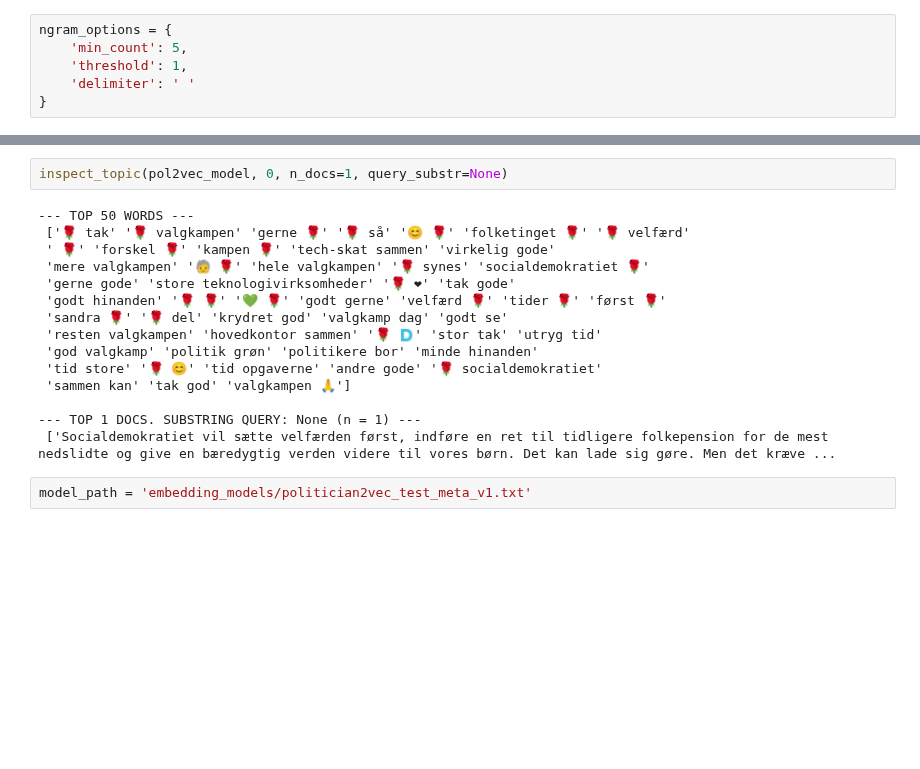
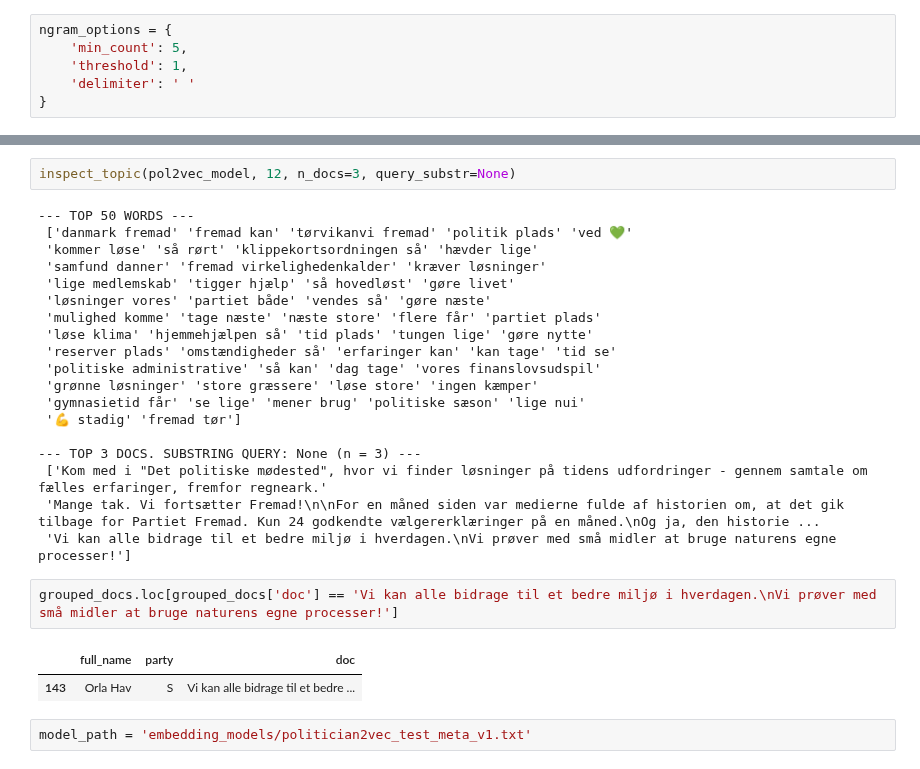
Before and after one commit to mathiasbruun/DCPA, a Jupyter notebook: politician2vec_example.ipynb, the cells around one changed output, grey strips where cells are left out. Saved outputs shown, nothing was run; the diff lists cells and outputs as text; blank space fills up the shorter version.

```diff
--- a/politician2vec_example.ipynb
+++ b/politician2vec_example.ipynb
@@ -182,20 +230,29 @@ word_vectors.most_similar(positive = ['borgerlige'], topn = 25)
 # %%
-inspect_topic(pol2vec_model, 0, n_docs=1, query_substr=None)
+inspect_topic(pol2vec_model, 12, n_docs=3, query_substr=None)
 # %% [output]
 --- TOP 50 WORDS ---
- ['🌹 tak' '🌹 valgkampen' 'gerne 🌹' '🌹 så' '😊 🌹' 'folketinget 🌹' '🌹 velfærd'
- '️ 🌹' 'forskel 🌹' 'kampen 🌹' 'tech-skat sammen' 'virkelig gode'
- 'mere valgkampen' '🧓 🌹' 'hele valgkampen' '🌹 synes' 'socialdemokratiet 🌹'
- 'gerne gode' 'store teknologivirksomheder' '🌹 ❤' 'tak gode'
- 'godt hinanden' '🌹 🌹' '💚 🌹' 'godt gerne' 'velfærd 🌹' 'tider 🌹' 'først 🌹'
- 'sandra 🌹' '🌹 del' 'krydret god' 'valgkamp dag' 'godt se'
- 'resten valgkampen' 'hovedkontor sammen' '🌹 🇩' 'stor tak' 'utryg tid'
- 'god valgkamp' 'politik grøn' 'politikere bor' 'minde hinanden'
- 'tid store' '🌹 😊' 'tid opgaverne' 'andre gode' '🌹 socialdemokratiet'
- 'sammen kan' 'tak god' 'valgkampen 🙏']
+ ['danmark fremad' 'fremad kan' 'tørvikanvi fremad' 'politik plads' 'ved 💚'
+ 'kommer løse' 'så rørt' 'klippekortsordningen så' 'hævder lige'
+ 'samfund danner' 'fremad virkelighedenkalder' 'kræver løsninger'
+ 'lige medlemskab' 'tigger hjælp' 'så hovedløst' 'gøre livet'
+ 'løsninger vores' 'partiet både' 'vendes så' 'gøre næste'
+ 'mulighed komme' 'tage næste' 'næste store' 'flere får' 'partiet plads'
+ 'løse klima' 'hjemmehjælpen så' 'tid plads' 'tungen lige' 'gøre nytte'
+ 'reserver plads' 'omstændigheder så' 'erfaringer kan' 'kan tage' 'tid se'
+ 'politiske administrative' 'så kan' 'dag tage' 'vores finanslovsudspil'
+ 'grønne løsninger' 'store græssere' 'løse store' 'ingen kæmper'
+ 'gymnasietid får' 'se lige' 'mener brug' 'politiske sæson' 'lige nui'
+ '💪 stadig' 'fremad tør']
 
---- TOP 1 DOCS. SUBSTRING QUERY: None (n = 1) ---
- ['Socialdemokratiet vil sætte velfærden først, indføre en ret til tidligere folkepension for de mest nedslidte og give en bæredygtig verden videre til vores børn. Det kan lade sig gøre. Men det kræve ...
+--- TOP 3 DOCS. SUBSTRING QUERY: None (n = 3) ---
+ ['Kom med i "Det politiske mødested", hvor vi finder løsninger på tidens udfordringer - gennem samtale om fælles erfaringer, fremfor regneark.'
+ 'Mange tak. Vi fortsætter Fremad!\n\nFor en måned siden var medierne fulde af historien om, at det gik tilbage for Partiet Fremad. Kun 24 godkendte vælgererklæringer på en måned.\nOg ja, den historie ...
+ 'Vi kan alle bidrage til et bedre miljø i hverdagen.\nVi prøver med små midler at bruge naturens egne processer!']
+# %%
+grouped_docs.loc[grouped_docs['doc'] == 'Vi kan alle bidrage til et bedre miljø i hverdagen.\nVi prøver med små midler at bruge naturens egne processer!']
+# %% [output]
+|  | full_name | party | doc |
+| 143 | Orla Hav | S | Vi kan alle bidrage til et bedre ... |
 # %%
 model_path = 'embedding_models/politician2vec_test_meta_v1.txt'
 # %%
```
Also changed, not shown: parts of 25 cells of this notebook, 1 other file.
